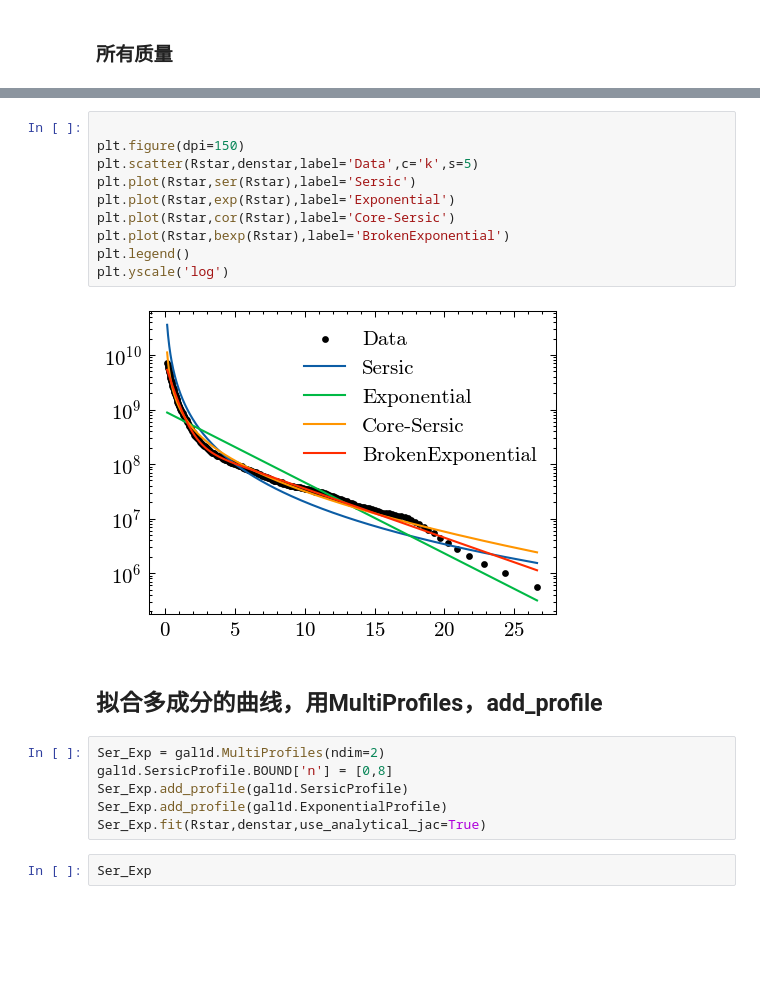
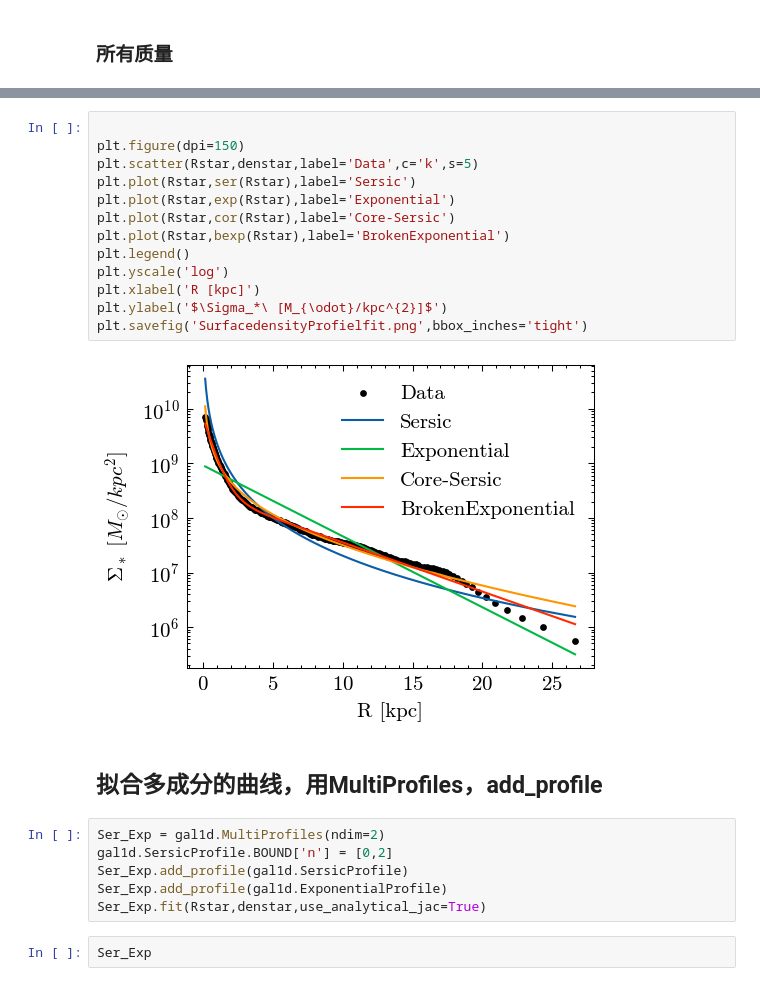
Before and after one commit to wx-ys/gal1d, a Jupyter notebook: example.ipynb, the cells around one changed output, grey strips where cells are left out. Drawn from its saved outputs; the diff is of its cells as text; blank space fills up the shorter version.

```diff
--- a/example.ipynb
+++ b/example.ipynb
@@ -241,20 +233,23 @@ np.log10(cor.enclosed_mass(20))
 # %%
 
 plt.figure(dpi=150)
 plt.scatter(Rstar,denstar,label='Data',c='k',s=5)
 plt.plot(Rstar,ser(Rstar),label='Sersic')
 plt.plot(Rstar,exp(Rstar),label='Exponential')
 plt.plot(Rstar,cor(Rstar),label='Core-Sersic')
 plt.plot(Rstar,bexp(Rstar),label='BrokenExponential')
 plt.legend()
 plt.yscale('log')
+plt.xlabel('R [kpc]')
+plt.ylabel('$\Sigma_*\ [M_{\odot}/kpc^{2}]$')
+plt.savefig('SurfacedensityProfielfit.png',bbox_inches='tight')
 # %% [output]
-[figure, old version]
+[figure, new version]
 # %% [markdown]
 ## 拟合多成分的曲线，用MultiProfiles，add_profile
 # %%
 Ser_Exp = gal1d.MultiProfiles(ndim=2)
-gal1d.SersicProfile.BOUND['n'] = [0,8]
+gal1d.SersicProfile.BOUND['n'] = [0,2]
 Ser_Exp.add_profile(gal1d.SersicProfile)
 Ser_Exp.add_profile(gal1d.ExponentialProfile)
 Ser_Exp.fit(Rstar,denstar,use_analytical_jac=True)
```
Also changed, not shown: parts of 28 cells of this notebook, 5 other files.
